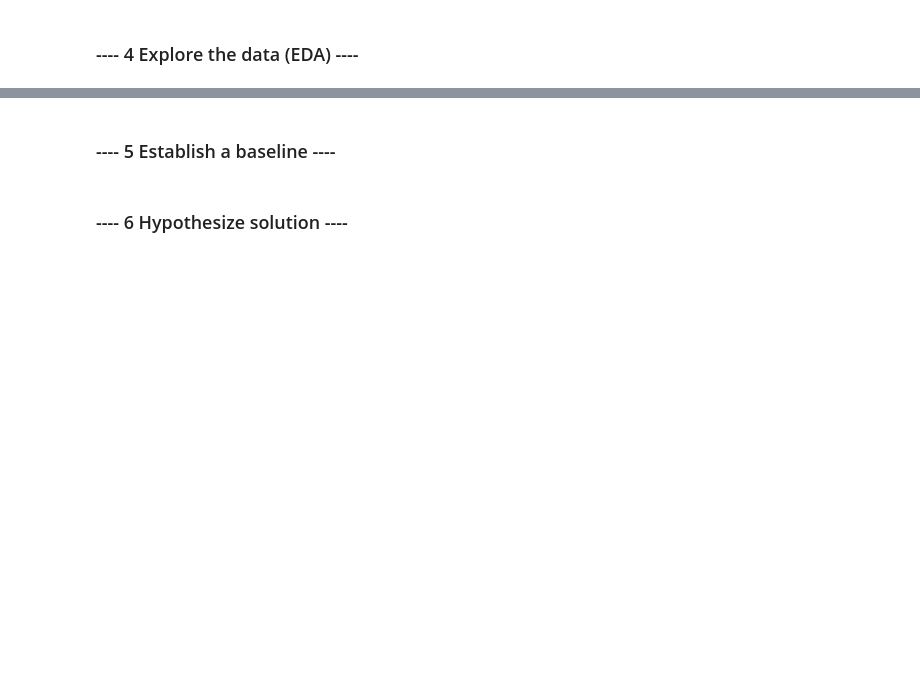
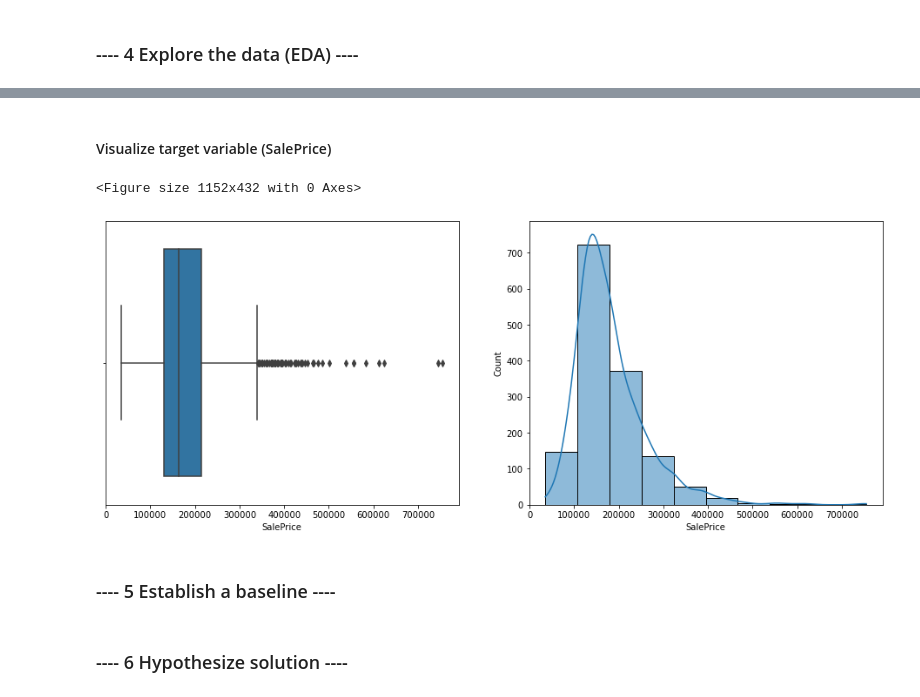
Before and after one commit to vbabashov/house-prices, a Jupyter notebook: price_prediction.ipynb, the cells around one changed output, grey strips where cells are left out. Drawn from its saved outputs; the diff is of its cells as text; code cells hidden in the pictures; blank space fills up the shorter version.

```diff
--- a/price_prediction.ipynb
+++ b/price_prediction.ipynb
@@ -209,3 +275,14 @@ feature_df.head()
+# %% [markdown]
+#### Visualize target variable (SalePrice)
+# %%
+plt.figure(figsize = (16, 6))
+f, axes = plt.subplots(1, 2, figsize = (16, 6))
+sns.boxplot(x=df_train["SalePrice"],  ax=axes[0])
+sns.histplot(df_train["SalePrice"], kde=True, bins = 10,  ax=axes[1])
+plt.show()
+# %% [output]
+<Figure size 1152x432 with 0 Axes>
+[figure, added]
 # %% [markdown]
 ### ---- 5 Establish a baseline ----
 # %%
```
Also changed, not shown: parts of 18 cells of this notebook.
